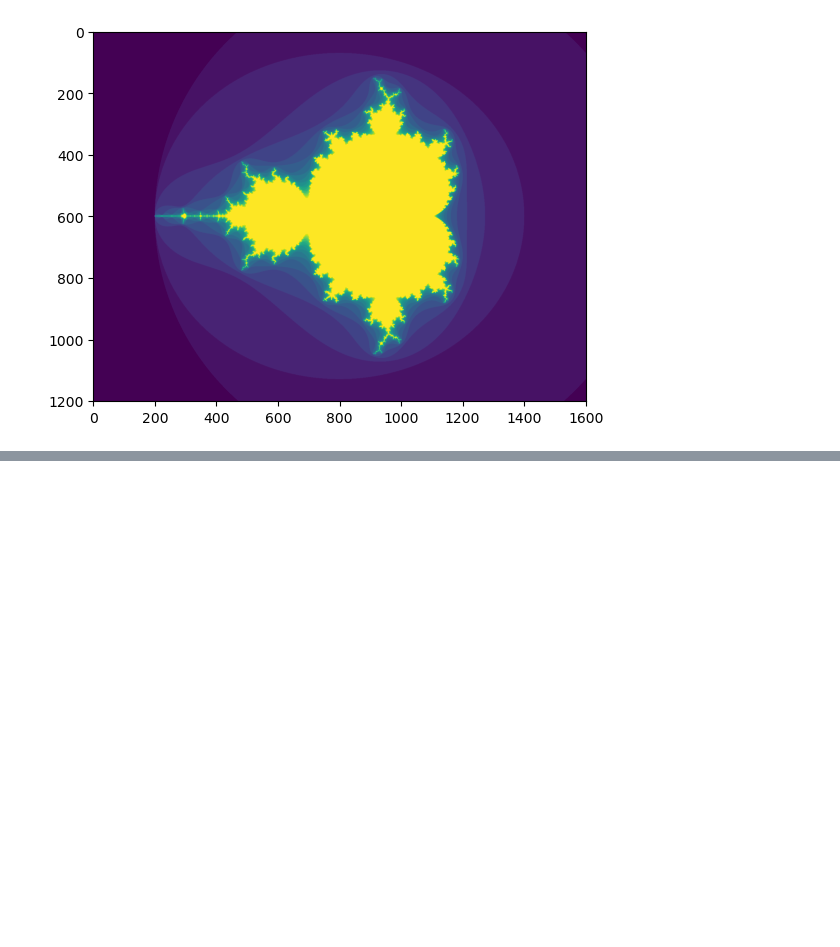
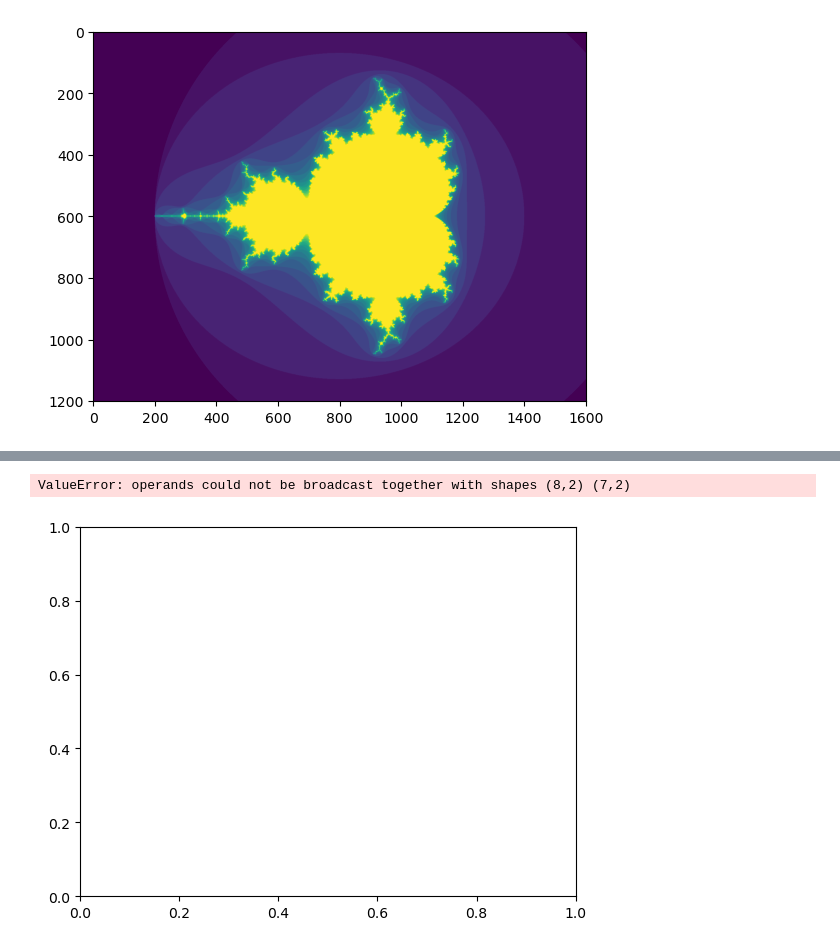
Before and after one commit to arcy405/mandolbrotes, a Jupyter notebook: mandolbrotset.ipynb, the cells around one changed output, grey strips where cells are left out. Cells and saved outputs as stored; diff of their text form; code cells hidden in the pictures; blank space fills up the shorter version.

```diff
--- a/mandolbrotset.ipynb
+++ b/mandolbrotset.ipynb
@@ -25,0 +70,30 @@ plt.imshow(mandelbrot(400, 400))
+# %%
+import matplotlib.pyplot as plt
+import numpy as np
+
+def koch_snowflake(order, scale=10):
+    def koch_curve(order):
+        if order == 0:
+            return np.array([[0, 0], [1, 0]])
+        else:
+            p1 = koch_curve(order-1)
+            p2 = p1 / 3
+            p3 = p2 + np.array([1/3, 0])
+            p4 = p2 + np.array([1/6, np.sqrt(3)/6])
+            p5 = 2*p2 + p1[1:]
+            return np.concatenate([p2, p3, p4, p5])
+
+    p1 = koch_curve(order)
+    p2 = p1 @ np.array([[np.cos(2*np.pi/3), -np.sin(2*np.pi/3)], [np.sin(2*np.pi/3), np.cos(2*np.pi/3)]])
+    p3 = p1 @ np.array([[np.cos(-2*np.pi/3), -np.sin(-2*np.pi/3)], [np.sin(-2*np.pi/3), np.cos(-2*np.pi/3)]])
+    snowflake = np.concatenate([p1, p2, p3]) * scale
+    return snowflake
+
+fig, ax = plt.subplots()
+points = koch_snowflake(order=4)
+ax.plot(points[:, 0], points[:, 1])
+ax.set_aspect('equal')
+plt.show()
+# %% [output]
+ValueError: operands could not be broadcast together with shapes (8,2) (7,2)
+[figure, added]
```
Also changed, not shown: parts of 3 cells of this notebook.
